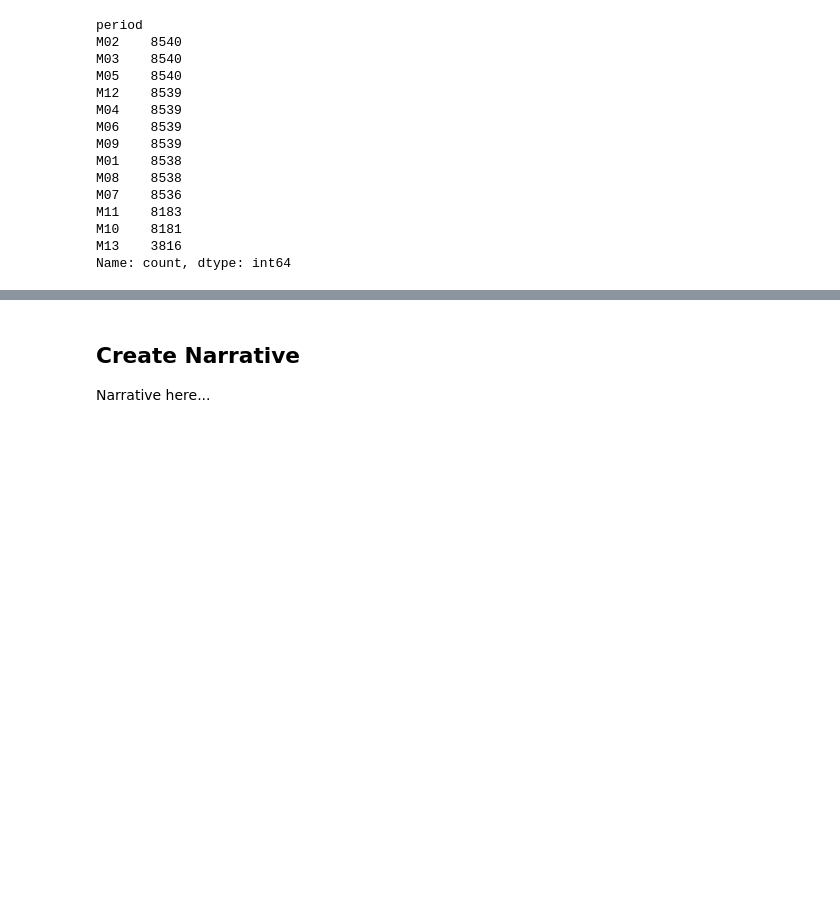
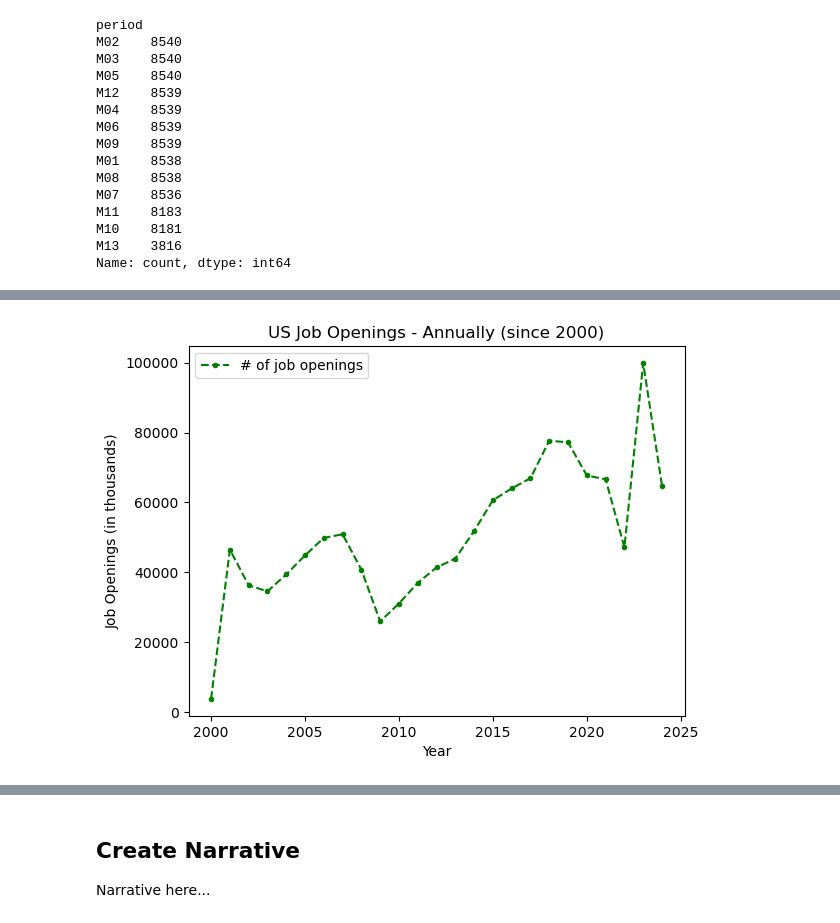
Before and after one commit to mdgarber/DataStoryTelling-JOLTS, a Jupyter notebook: DataStoryTelling-JOLTS.ipynb, the cells around one changed output, grey strips where cells are left out. Saved outputs shown, nothing was run; the diff lists cells and outputs as text; code cells hidden in the pictures; blank space fills up the shorter version.

```diff
--- a/DataStoryTelling-JOLTS.ipynb
+++ b/DataStoryTelling-JOLTS.ipynb
@@ -167,0 +182,3 @@ plt.show()
+# %%
+# year by year graph
+joltsDataV2Annual = joltsDataV2[['year', 'va']].groupby('year').sum()
@@ -167,0 +205,10 @@ plt.show()
+# %%
+# plot data - Annual
+joltsDataV2Annual.plot(y='va', marker='.', linestyle='--', label='# of job openings', c='green')
+plt.xlabel('Year')
+plt.ylabel("Job Openings (in thousands)")
+plt.title('US Job Openings - Annually (since 2000)')
+plt.legend()
+plt.show()
+# %% [output]
+[figure, added]
```
Also changed, not shown: parts of 6 cells of this notebook.
